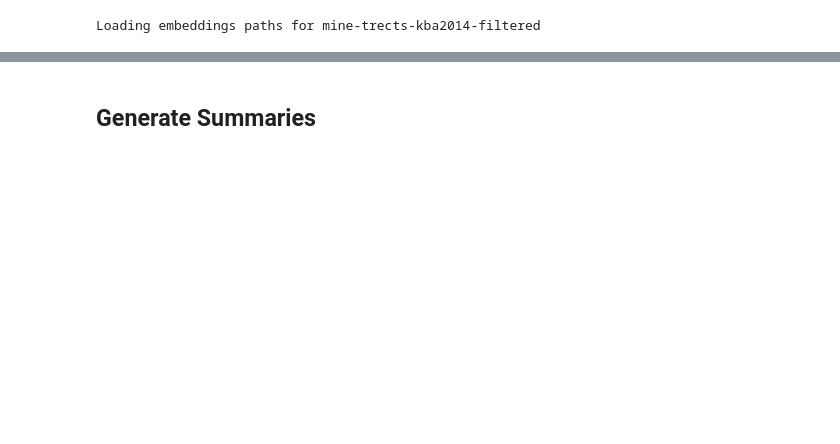
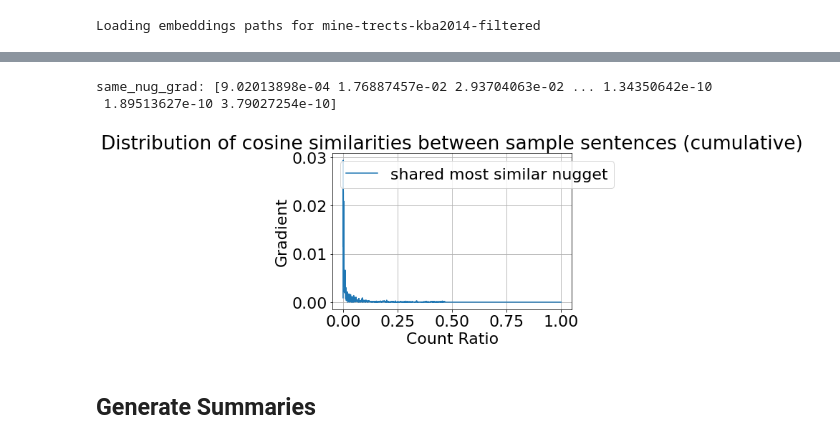
Before and after one commit to 2198998b/AAARG-dissertation, a Jupyter notebook: notebooks/summary_driver.ipynb, the cells around one changed output, grey strips where cells are left out. Cells and saved outputs as stored; diff of their text form; code cells hidden in the pictures; blank space fills up the shorter version.

Commit message:
completed tuning first model no errors

```diff
--- a/notebooks/summary_driver.ipynb
+++ b/notebooks/summary_driver.ipynb
@@ -998,7 +1198,7 @@ def get_debug_model():
     model_path = '/nfs/proj-repo/debug_model'
     model = tf.keras.models.load_model(model_path)
     print("loaded model")
-    return model
+    return model, model_path
 
 # model_path_handler = ModelPathHandler()
 # print(display(model_path_handler.df))
@@ -1009,7 +1209,7 @@ X_col = "embedding"
 y_col = "cos_sim_nearest_nug"
 batch_size = 1024
 
-model = get_debug_model()
+model, debug_tuner_dir = get_debug_model()
 
 # model = model_path_handler.load_best_model(corpus_name, nested_dir, X_col, y_col, batch_size)
 # tuner_inst_mask = model_path_handler.create_df_mask(corpus_name, nested_dir, X_col, y_col, batch_size)
@@ -1063,5 +1263,9 @@ Please use `tqdm.notebook.tqdm` instead of `tqdm.tqdm_notebook`
 # %%
-k = 10000
+k = 100000
 batch_size = 256
-test_top_scores = sum_gen.get_top_sentence_scores(test_paths, model, k=k, batch_size=batch_size)
+save = True
+force_reload = False
+test_top_scores = sum_gen.get_top_train_set_sentence_scores(test_paths, debug_tuner_dir, model, k=k,
+                                                            batch_size=batch_size,
+                                                 save=save, force_reload=force_reload)
 # %% [output]
@@ -1086,0 +1379,8 @@ KeyboardInterrupt:
+# %%
+emb_dir = "/nfs/proj-repo/AAARG-dissertation/dataset/mine-trects-kba2014-filtered/embeddings/stsb-roberta-base"
+sample_embs = list(test_top_scores['embedding'][(len(test_top_scores) - 1000):])
+
+# print("sample_embs: " + str(sample_embs))
+
+same_nug_sims, dif_nug_sims = sum_gen.compare_sim_nuggets(emb_dir, sample_embs)
+print("cell complete")
@@ -1087,3 +1396,9 @@ KeyboardInterrupt:
+# %%
+sum_gen.plot_sim_nugget_distributions(same_nug_sims, dif_nug_sims)
+# %% [output]
+same_nug_grad: [9.02013898e-04 1.76887457e-02 2.93704063e-02 ... 1.34350642e-10
+ 1.89513627e-10 3.79027254e-10]
+[figure, added]
 # %% [markdown]
 ## Generate Summaries
 # %%
```
Also changed, not shown: parts of 16 cells of this notebook.
